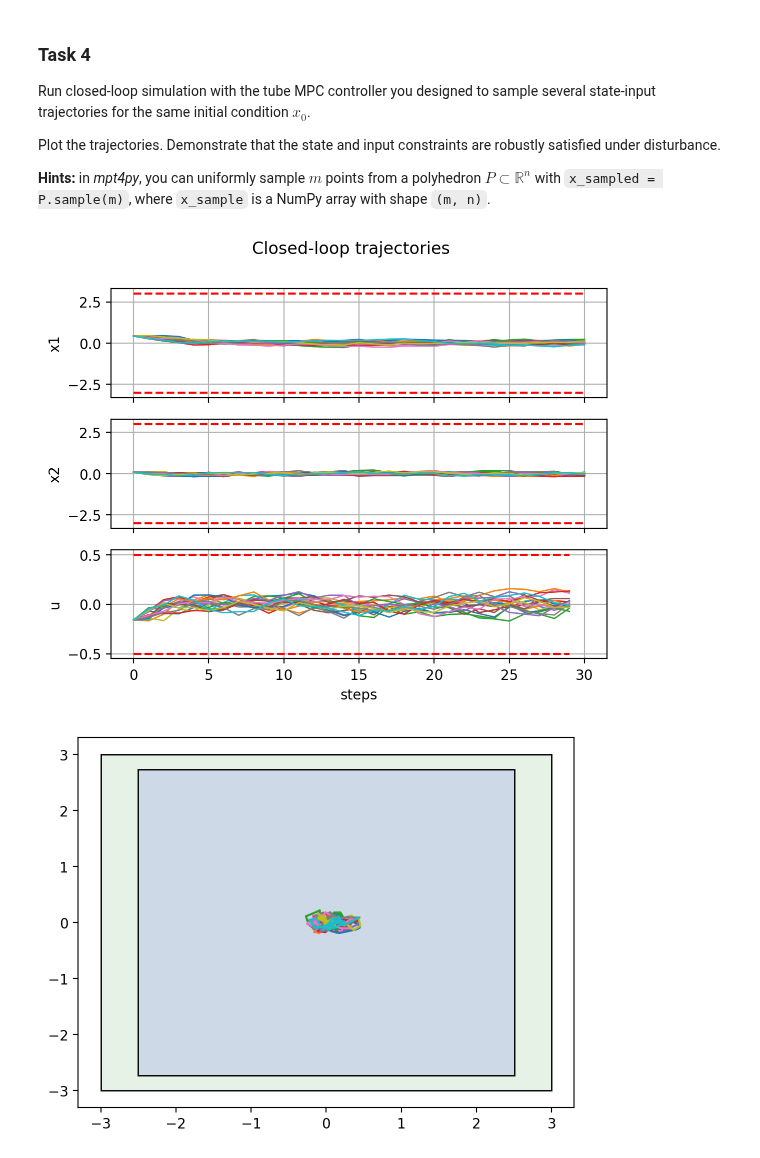
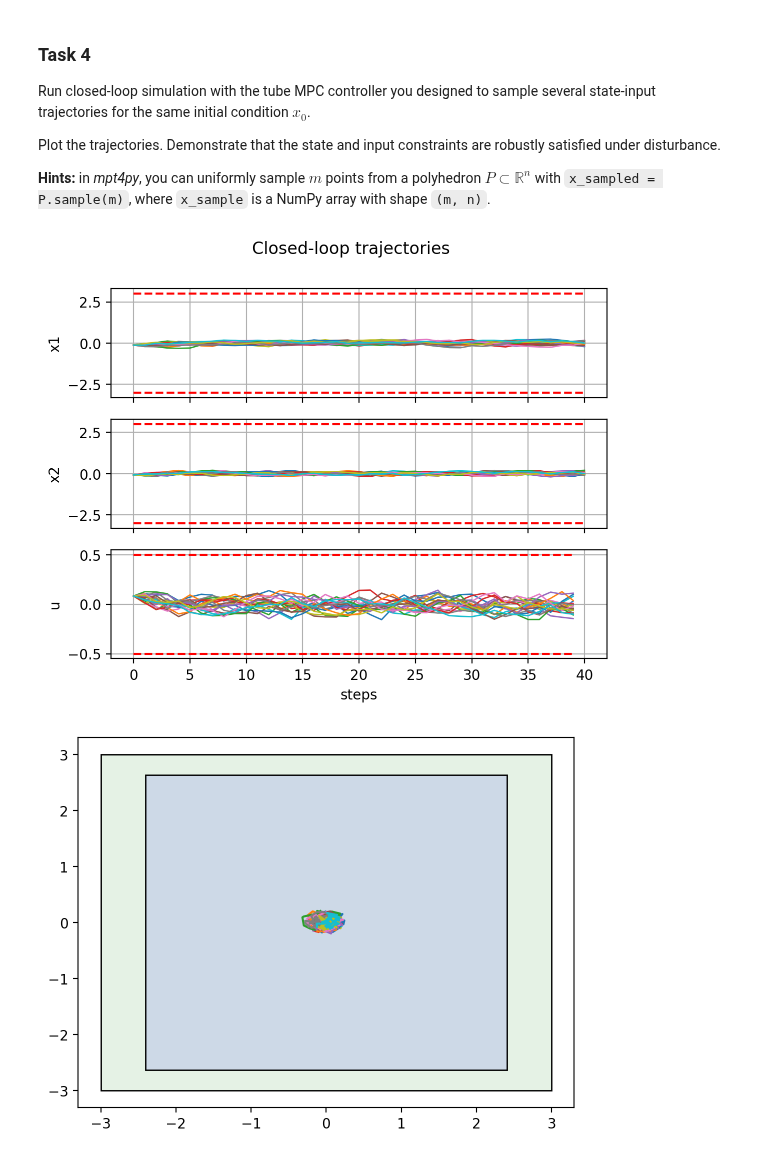
Before and after one commit to ujicrush/MPC-Course-EPFL, a Jupyter notebook: programming_exercises/exercise7_tube_mpc/ex7_sol_tube_mpc.ipynb, the cells around one changed output. Cells and saved outputs as stored; diff of their text form; code cells hidden in the pictures.

```diff
--- a/programming_exercises/exercise7_tube_mpc/ex7_sol_tube_mpc.ipynb
+++ b/programming_exercises/exercise7_tube_mpc/ex7_sol_tube_mpc.ipynb
@@ -56,7 +56,7 @@ adding is sufficiently small. A good termination condition will be $\|(A+BK)^i \
 # Compute minimal robust invariant set
 def min_robust_invariant_set(A_cl: np.ndarray, W: Polyhedron, max_iter: int = 30) -> Polyhedron:
 	nx = A_cl.shape[0]
-	Omega = Polyhedron.from_Vrep(V=np.zeros((1, nx)))
+	Omega = W
 	itr = 0
 	A_cl_ith_power = np.eye(nx)
 	while itr < max_iter:
@@ -240,7 +240,7 @@ Plot the trajectories. Demonstrate that the state and input constraints are robu
 
 # Closed-loop simulation of the state and input trajectories
 num_samples = 20
-N_closed_loop = 30
+N_closed_loop = 40
 t_traj_closed_loop = np.arange(0, N_closed_loop+1)
 x_trajs_closed_loop = np.zeros((num_samples, N_closed_loop+1, nx))
 u_trajs_closed_loop = np.zeros((num_samples, N_closed_loop, nu))
@@ -283,32 +283,32 @@ def plot_trajs(t_traj_closed_loop: np.ndarray,
 	ax[0].plot(t_traj, -x_max * np.ones_like(t_traj), color='red', linestyle='--')
 	ax[0].grid()
 	ax[0].set_ylabel('x1')
 
 	ax[1].plot(t_traj, x_max * np.ones_like(t_traj), color='red', linestyle='--')
 	ax[1].plot(t_traj, -x_max * np.ones_like(t_traj), color='red', linestyle='--')
 	ax[1].grid()
 	ax[1].set_ylabel('x2')
 
 	ax[2].plot(t_traj[:-1], u_max * np.ones_like(t_traj[:-1]), color='red', linestyle='--')
 	ax[2].plot(t_traj[:-1], -u_max * np.ones_like(t_traj[:-1]), color='red', linestyle='--')
 	ax[2].grid()
 	ax[2].set_ylabel('u')
 	ax[2].set_xlabel('steps')
 
 	fig.suptitle('Closed-loop trajectories')
 	fig.align_ylabels()
 	plt.show()
 
 plot_trajs(t_traj_closed_loop, x_trajs_closed_loop, u_trajs_closed_loop)
 
 fig4, ax4 = plt.subplots(1, 1)
 X.plot(ax4, opacity=0.1, color='g', label=r'$\mathcal{X}$')
 X_tilde.plot(ax4, opacity=0.1, color='b', label=r'\tilde{\mathcal{X}}')
 
 for x_traj in x_trajs_closed_loop:
 	ax4.plot(x_traj[:,0], x_traj[:,1])
 
 plt.show()
 # %% [output]
-[figure, old version]
+[figure, new version]
-[figure, old version]
+[figure, new version]
```
Also changed, not shown: parts of 3 cells of this notebook.
